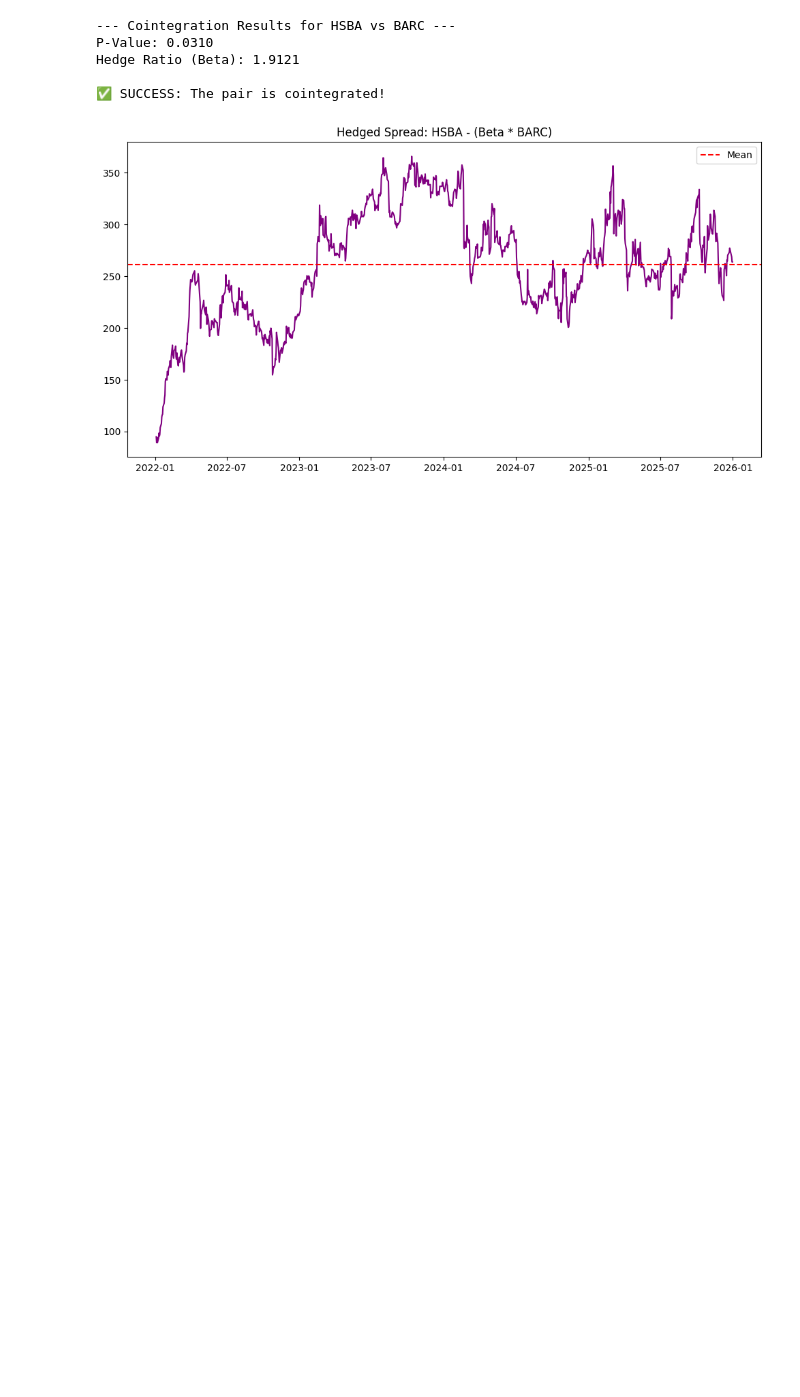
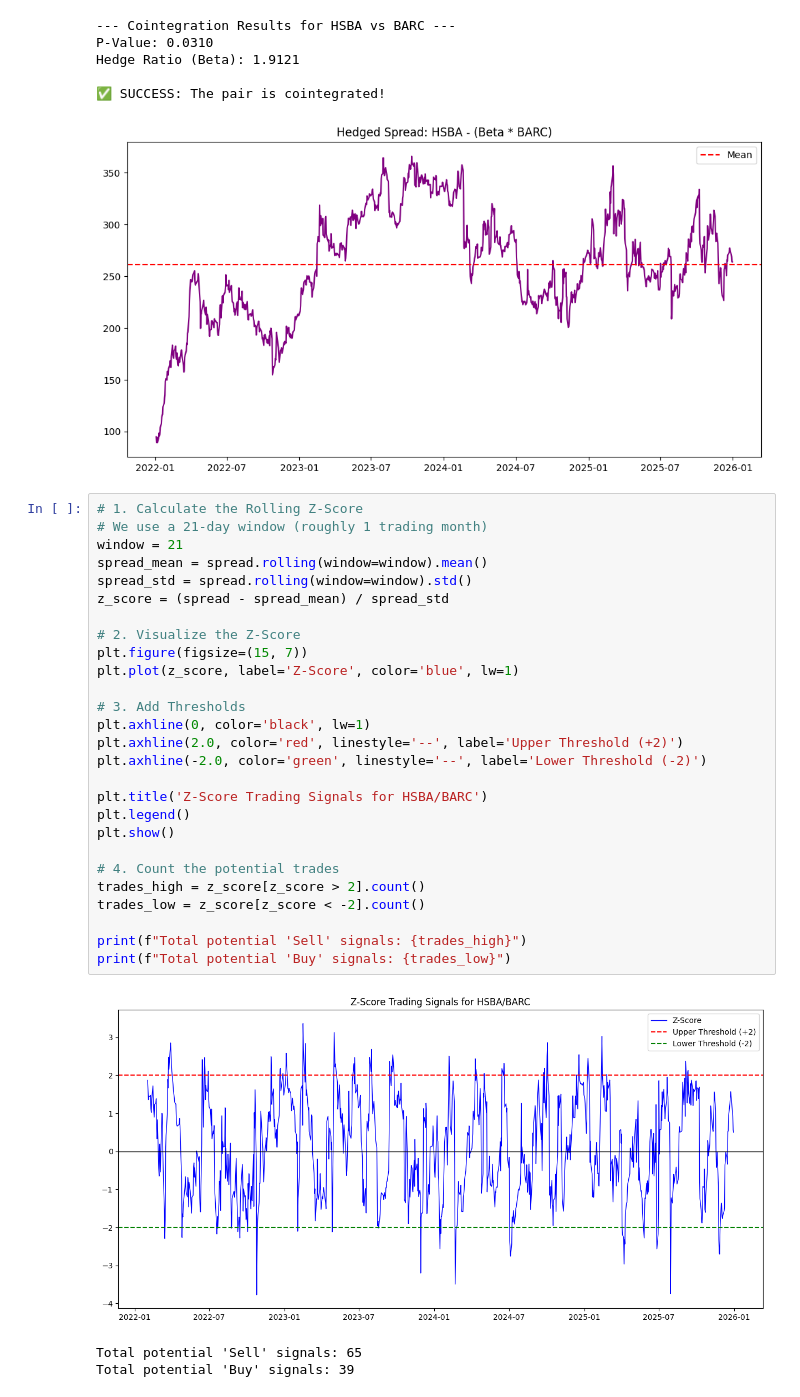
Before and after one commit to Vish27010/Statistical-Arbitrage-FTSE100, a Jupyter notebook: notebooks/01_pair_exploration.ipynb, the cells around one changed output. Saved outputs shown, nothing was run; the diff lists cells and outputs as text; blank space fills up the shorter version.

Commit message:
feat: implement rolling Z-Score calculation and trade signal visualization

```diff
--- a/notebooks/01_pair_exploration.ipynb
+++ b/notebooks/01_pair_exploration.ipynb
@@ -87,3 +87,34 @@ Hedge Ratio (Beta): 1.9121
 
 ✅ SUCCESS: The pair is cointegrated!
 [figure]
+# %%
+# 1. Calculate the Rolling Z-Score
+# We use a 21-day window (roughly 1 trading month)
+window = 21
+spread_mean = spread.rolling(window=window).mean()
+spread_std = spread.rolling(window=window).std()
+z_score = (spread - spread_mean) / spread_std
+
+# 2. Visualize the Z-Score
+plt.figure(figsize=(15, 7))
+plt.plot(z_score, label='Z-Score', color='blue', lw=1)
+
+# 3. Add Thresholds
+plt.axhline(0, color='black', lw=1)
+plt.axhline(2.0, color='red', linestyle='--', label='Upper Threshold (+2)')
+plt.axhline(-2.0, color='green', linestyle='--', label='Lower Threshold (-2)')
+
+plt.title('Z-Score Trading Signals for HSBA/BARC')
+plt.legend()
+plt.show()
+
+# 4. Count the potential trades
+trades_high = z_score[z_score > 2].count()
+trades_low = z_score[z_score < -2].count()
+
+print(f"Total potential 'Sell' signals: {trades_high}")
+print(f"Total potential 'Buy' signals: {trades_low}")
+# %% [output]
+[figure, added]
+Total potential 'Sell' signals: 65
+Total potential 'Buy' signals: 39
```
